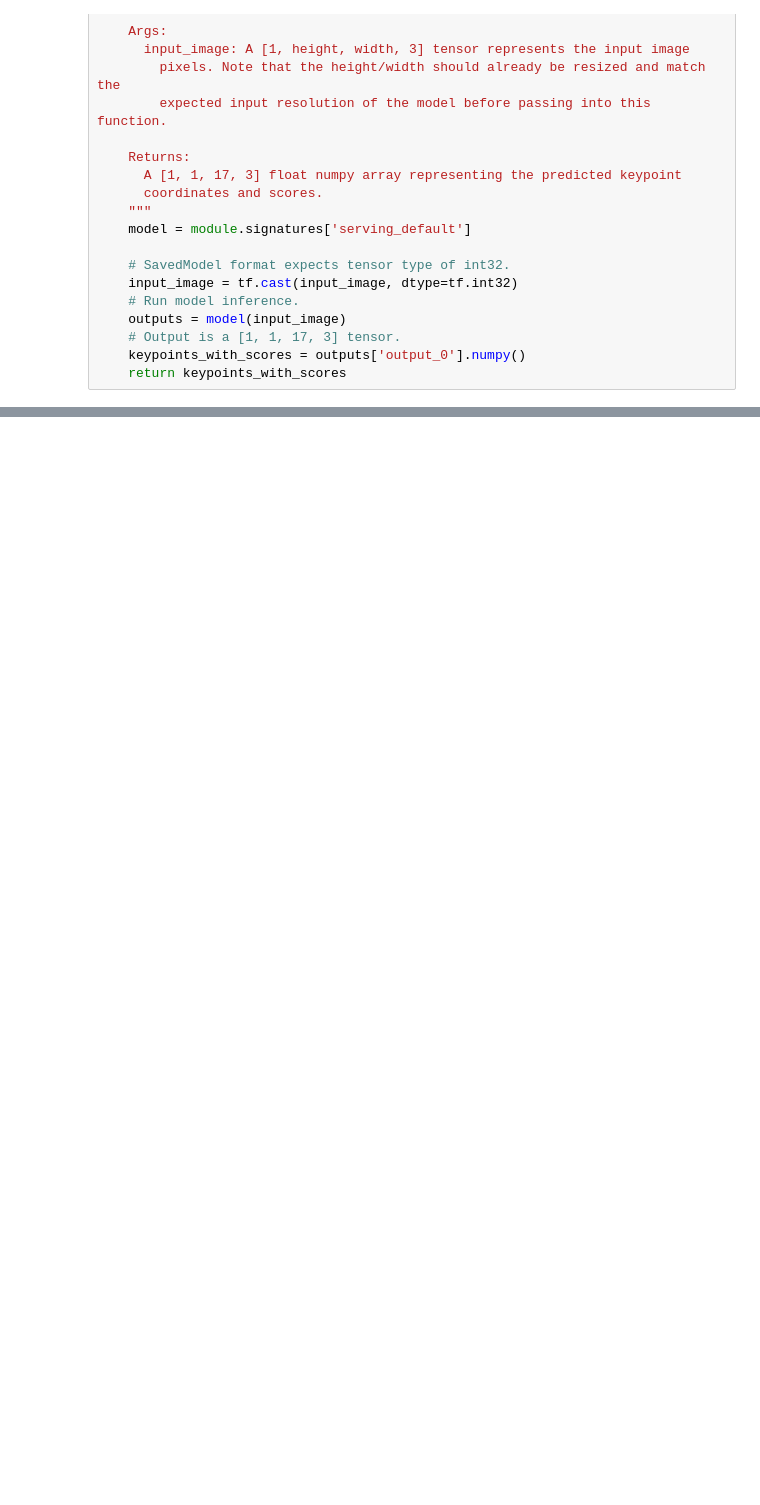
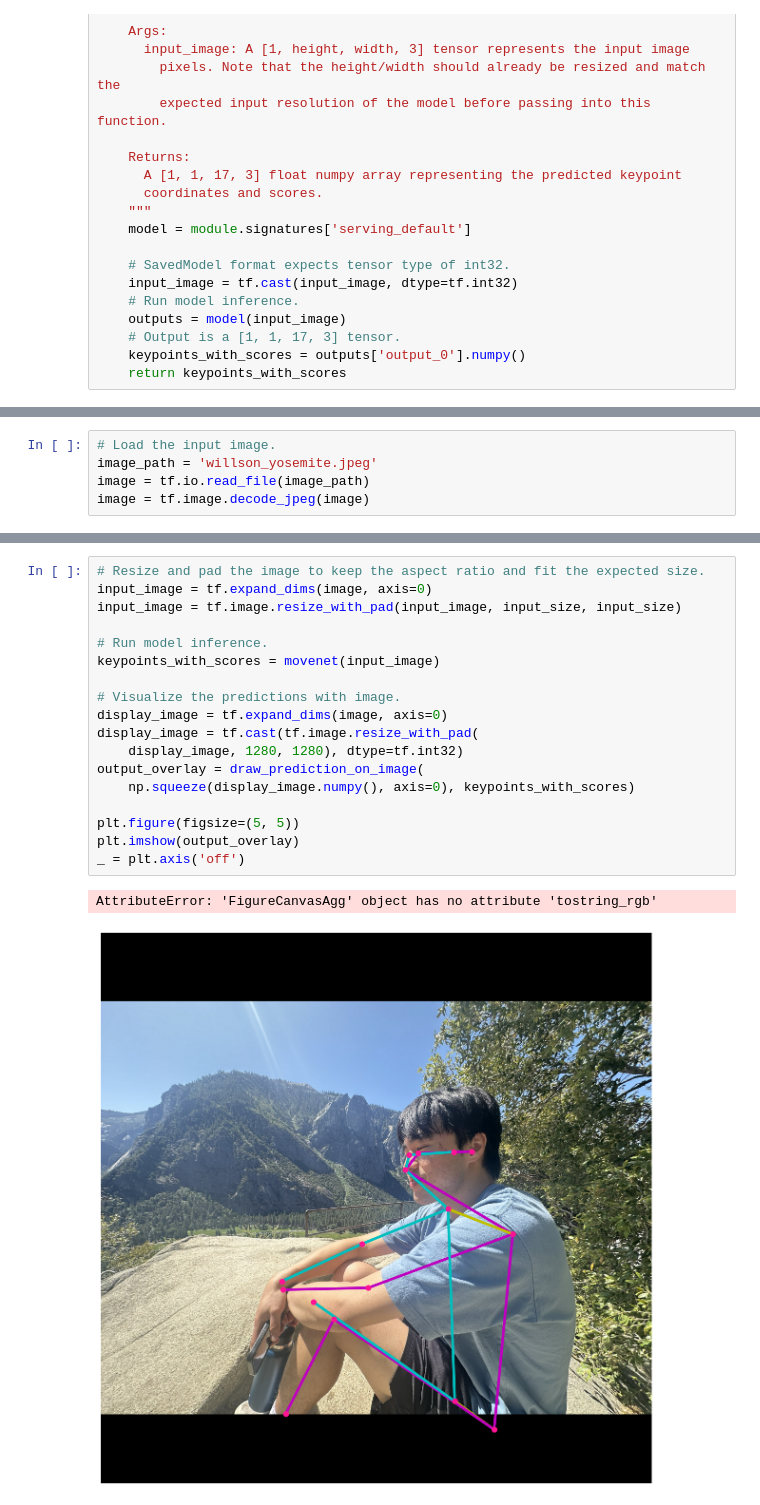
Before and after one commit to richardwei6/berkeley-ai-hackathon-2025, a Jupyter notebook: pose-detection/poseModel.ipynb, the cells around one changed output, grey strips where cells are left out. Cells and saved outputs as stored; diff of their text form; blank space fills up the shorter version.

```diff
--- a/pose-detection/poseModel.ipynb
+++ b/pose-detection/poseModel.ipynb
@@ -92,0 +95,5 @@ else:
+# %%
+# Load the input image.
+image_path = 'willson_yosemite.jpeg'
+image = tf.io.read_file(image_path)
+image = tf.image.decode_jpeg(image)
@@ -92,0 +286,21 @@ else:
+# %%
+# Resize and pad the image to keep the aspect ratio and fit the expected size.
+input_image = tf.expand_dims(image, axis=0)
+input_image = tf.image.resize_with_pad(input_image, input_size, input_size)
+
+# Run model inference.
+keypoints_with_scores = movenet(input_image)
+
+# Visualize the predictions with image.
+display_image = tf.expand_dims(image, axis=0)
+display_image = tf.cast(tf.image.resize_with_pad(
+    display_image, 1280, 1280), dtype=tf.int32)
+output_overlay = draw_prediction_on_image(
+    np.squeeze(display_image.numpy(), axis=0), keypoints_with_scores)
+
+plt.figure(figsize=(5, 5))
+plt.imshow(output_overlay)
+_ = plt.axis('off')
+# %% [output]
+AttributeError: 'FigureCanvasAgg' object has no attribute 'tostring_rgb'
+[figure, added]
```
Also changed, not shown: parts of 2 cells of this notebook, 1 other file.
